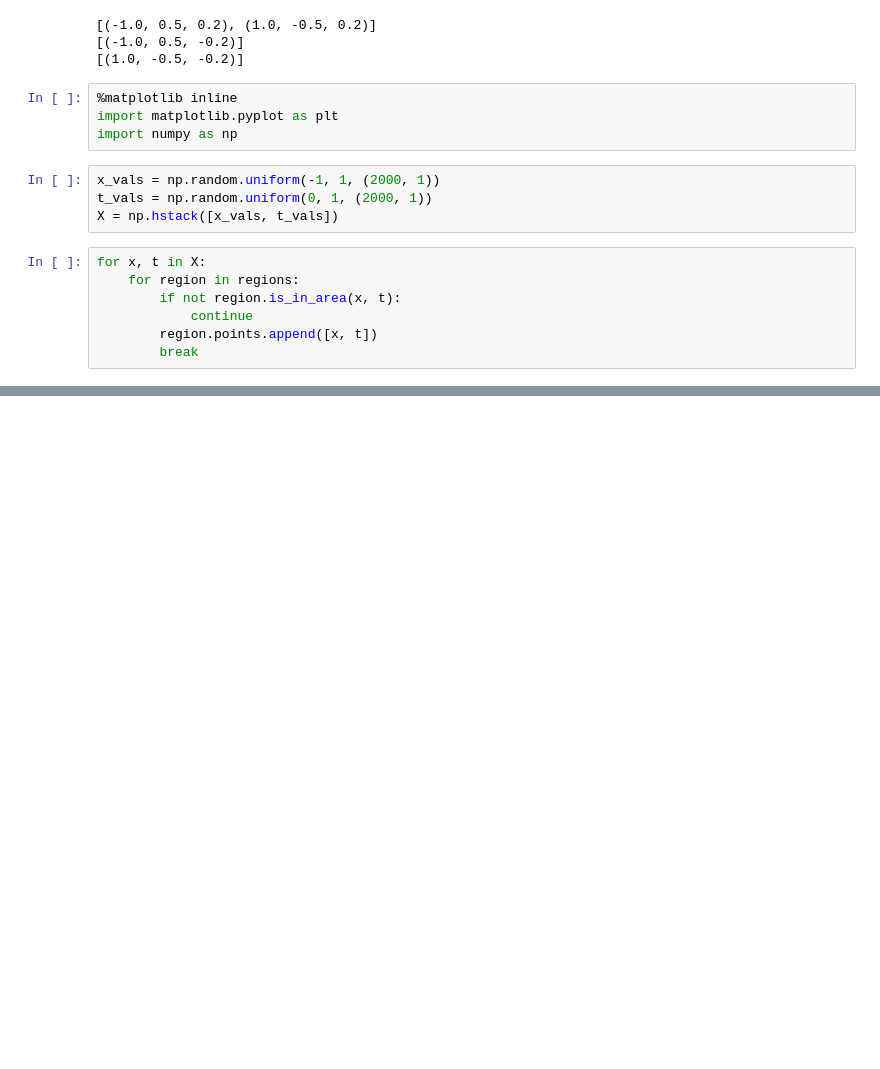
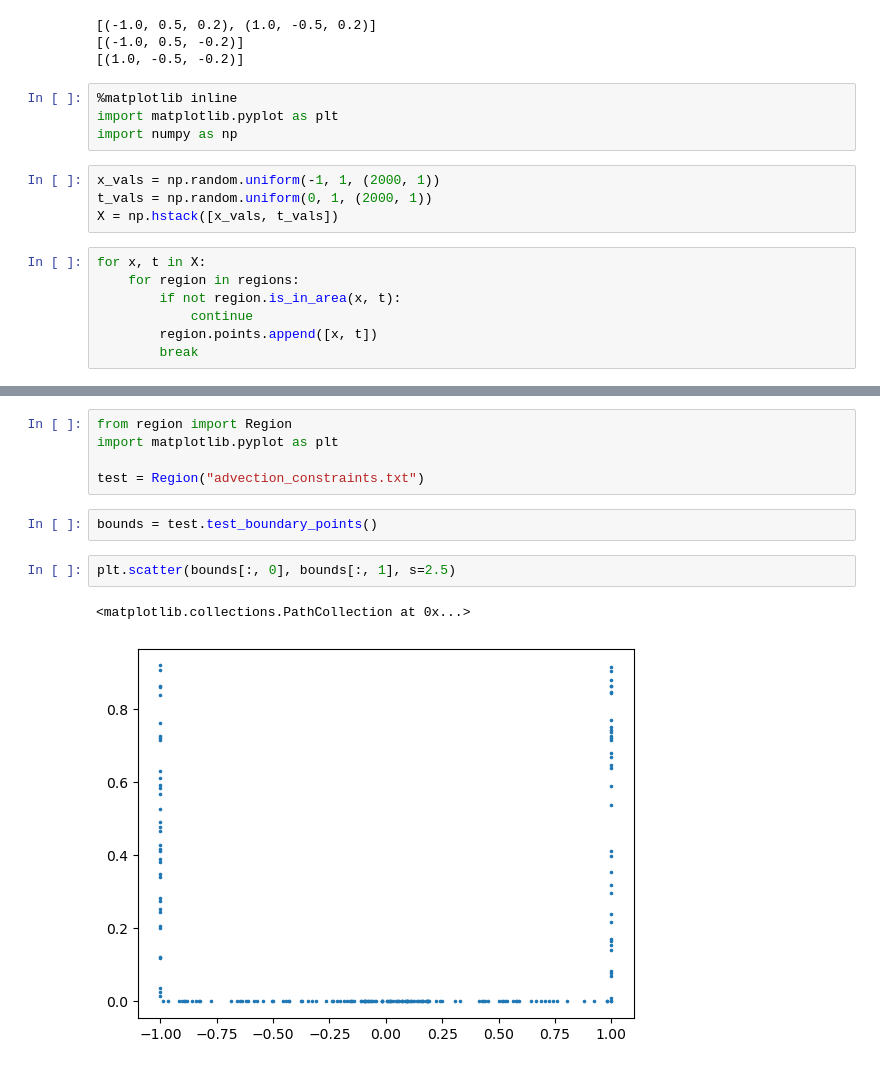
Before and after one commit to augustfe/FYS5429, a Jupyter notebook: Project1XPINNs/src/testing/playground.ipynb, the cells around one changed output, grey strips where cells are left out. Drawn from its saved outputs; the diff is of its cells as text; blank space fills up the shorter version.

Commit message:
Added boundary constraints, working on interface

```diff
--- a/Project1XPINNs/src/testing/playground.ipynb
+++ b/Project1XPINNs/src/testing/playground.ipynb
@@ -65,0 +80,12 @@ total_region.plot_points()
+# %%
+from region import Region
+import matplotlib.pyplot as plt
+
+test = Region("advection_constraints.txt")
+# %%
+bounds = test.test_boundary_points()
+# %%
+plt.scatter(bounds[:, 0], bounds[:, 1], s=2.5)
+# %% [output]
+<matplotlib.collections.PathCollection at 0x...>
+[figure, added]
```
Also changed, not shown: parts of 6 cells of this notebook, 2 other files.
